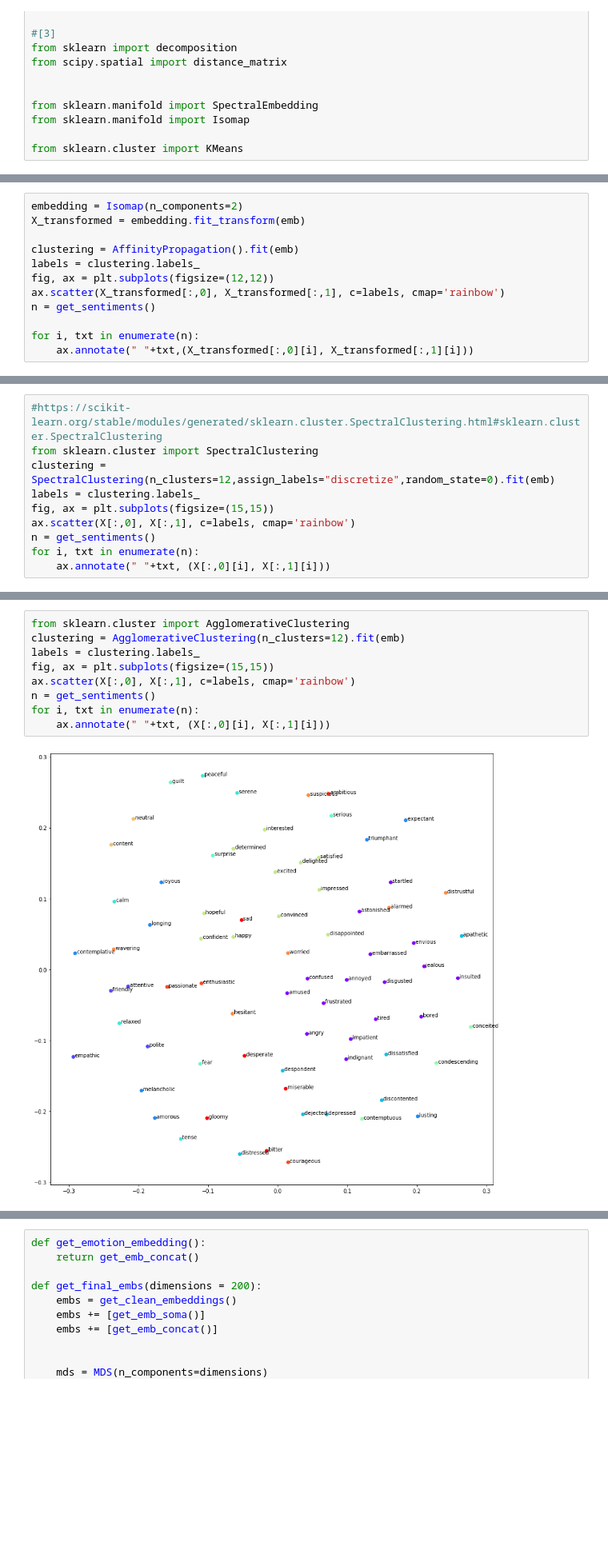
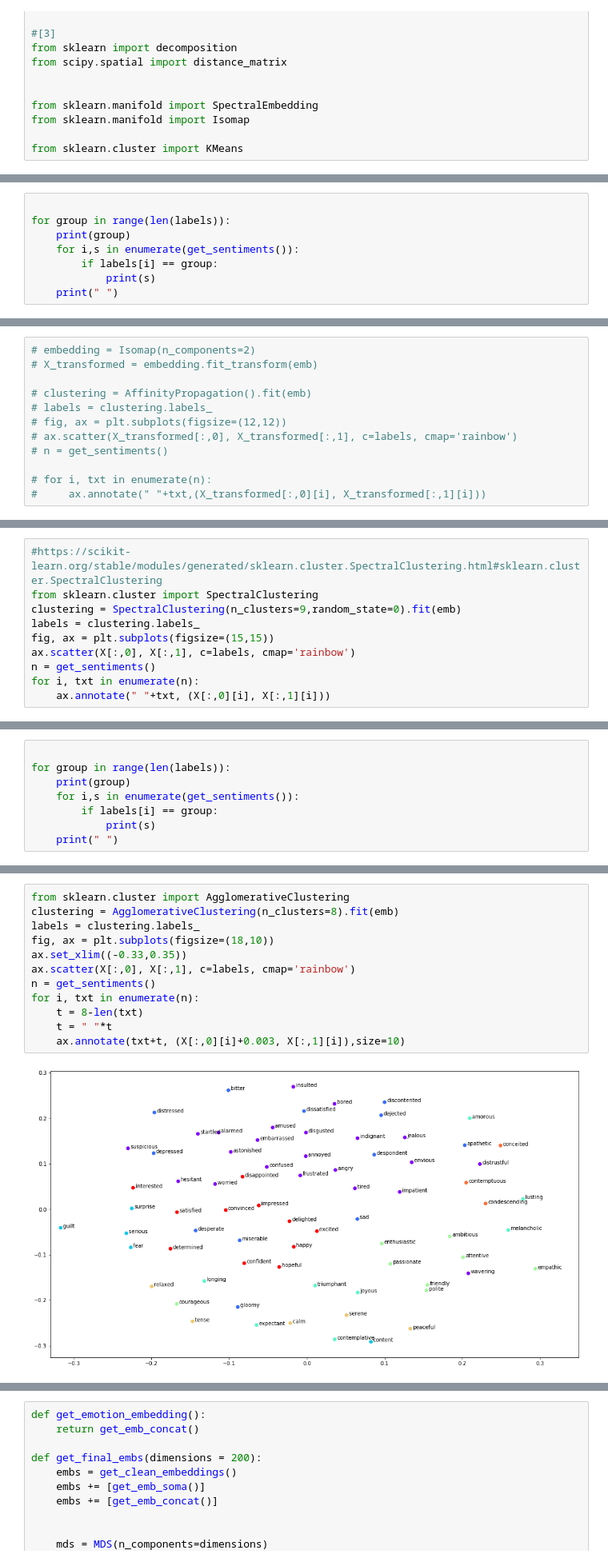
Before and after one commit to kauelopes/Sentiment-Space-Dimensionality-with-Word-Embedding, a Jupyter notebook: [5]Clustering_emotions.ipynb, the cells around one changed output, grey strips where cells are left out. Shown at 80% size. Saved outputs shown, nothing was run; the diff lists cells and outputs as text; blank space fills up the shorter version.

```diff
--- a/[5]Clustering_emotions.ipynb
+++ b/[5]Clustering_emotions.ipynb
@@ -46,0 +47,8 @@ for i, txt in enumerate(n):
+# %%
+
+for group in range(len(labels)):
+    print(group)
+    for i,s in enumerate(get_sentiments()):
+        if labels[i] == group:
+            print(s)
+    print(" ")
@@ -47,21 +73,21 @@ for i, txt in enumerate(n):
 # %%
-embedding = Isomap(n_components=2)
-X_transformed = embedding.fit_transform(emb)
+# embedding = Isomap(n_components=2)
+# X_transformed = embedding.fit_transform(emb)
 
-clustering = AffinityPropagation().fit(emb)
-labels = clustering.labels_
-fig, ax = plt.subplots(figsize=(12,12))
-ax.scatter(X_transformed[:,0], X_transformed[:,1], c=labels, cmap='rainbow')
-n = get_sentiments()
+# clustering = AffinityPropagation().fit(emb)
+# labels = clustering.labels_
+# fig, ax = plt.subplots(figsize=(12,12))
+# ax.scatter(X_transformed[:,0], X_transformed[:,1], c=labels, cmap='rainbow')
+# n = get_sentiments()
 
-for i, txt in enumerate(n):
-    ax.annotate(" "+txt,(X_transformed[:,0][i], X_transformed[:,1][i]))
+# for i, txt in enumerate(n):
+#     ax.annotate(" "+txt,(X_transformed[:,0][i], X_transformed[:,1][i]))
 # %% [output]
 [figure]
 # %%
 #https://scikit-learn.org/stable/modules/generated/sklearn.cluster.SpectralClustering.html#sklearn.cluster.SpectralClustering
 from sklearn.cluster import SpectralClustering
-clustering = SpectralClustering(n_clusters=12,assign_labels="discretize",random_state=0).fit(emb)
+clustering = SpectralClustering(n_clusters=9,random_state=0).fit(emb)
 labels = clustering.labels_
 fig, ax = plt.subplots(figsize=(15,15))
 ax.scatter(X[:,0], X[:,1], c=labels, cmap='rainbow')
@@ -72,0 +99,8 @@ for i, txt in enumerate(n):
+# %%
+
+for group in range(len(labels)):
+    print(group)
+    for i,s in enumerate(get_sentiments()):
+        if labels[i] == group:
+            print(s)
+    print(" ")
@@ -73,11 +125,14 @@ for i, txt in enumerate(n):
 # %%
 from sklearn.cluster import AgglomerativeClustering
-clustering = AgglomerativeClustering(n_clusters=12).fit(emb)
+clustering = AgglomerativeClustering(n_clusters=8).fit(emb)
 labels = clustering.labels_
-fig, ax = plt.subplots(figsize=(15,15))
+fig, ax = plt.subplots(figsize=(18,10))
+ax.set_xlim((-0.33,0.35))
 ax.scatter(X[:,0], X[:,1], c=labels, cmap='rainbow')
 n = get_sentiments()
 for i, txt in enumerate(n):
-    ax.annotate(" "+txt, (X[:,0][i], X[:,1][i]))
+    t = 8-len(txt)
+    t = " "*t
+    ax.annotate(txt+t, (X[:,0][i]+0.003, X[:,1][i]),size=10)
 # %% [output]
-[figure, old version]
+[figure, new version]
```
Also changed, not shown: parts of 9 cells of this notebook, 8 other files.
